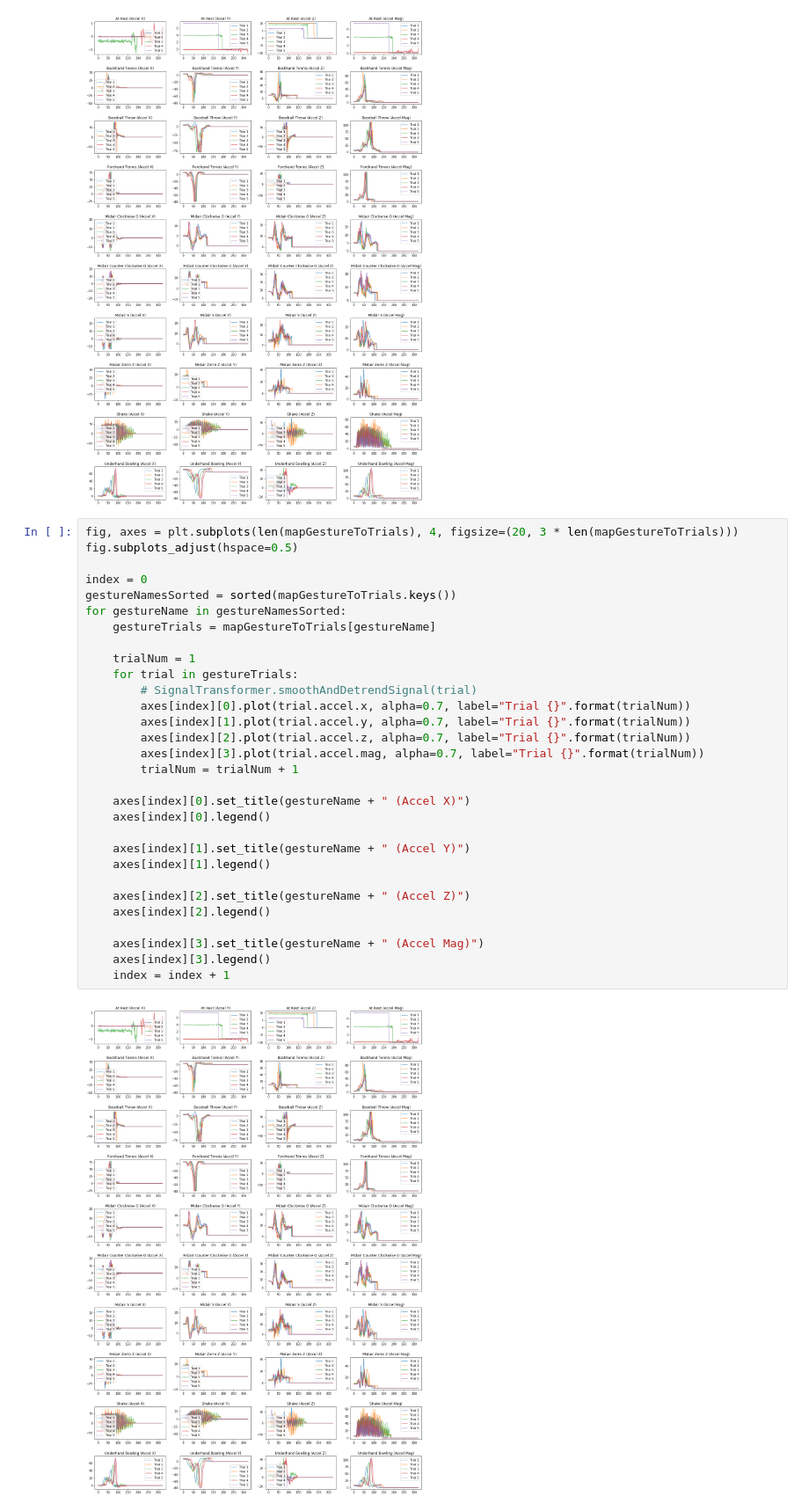
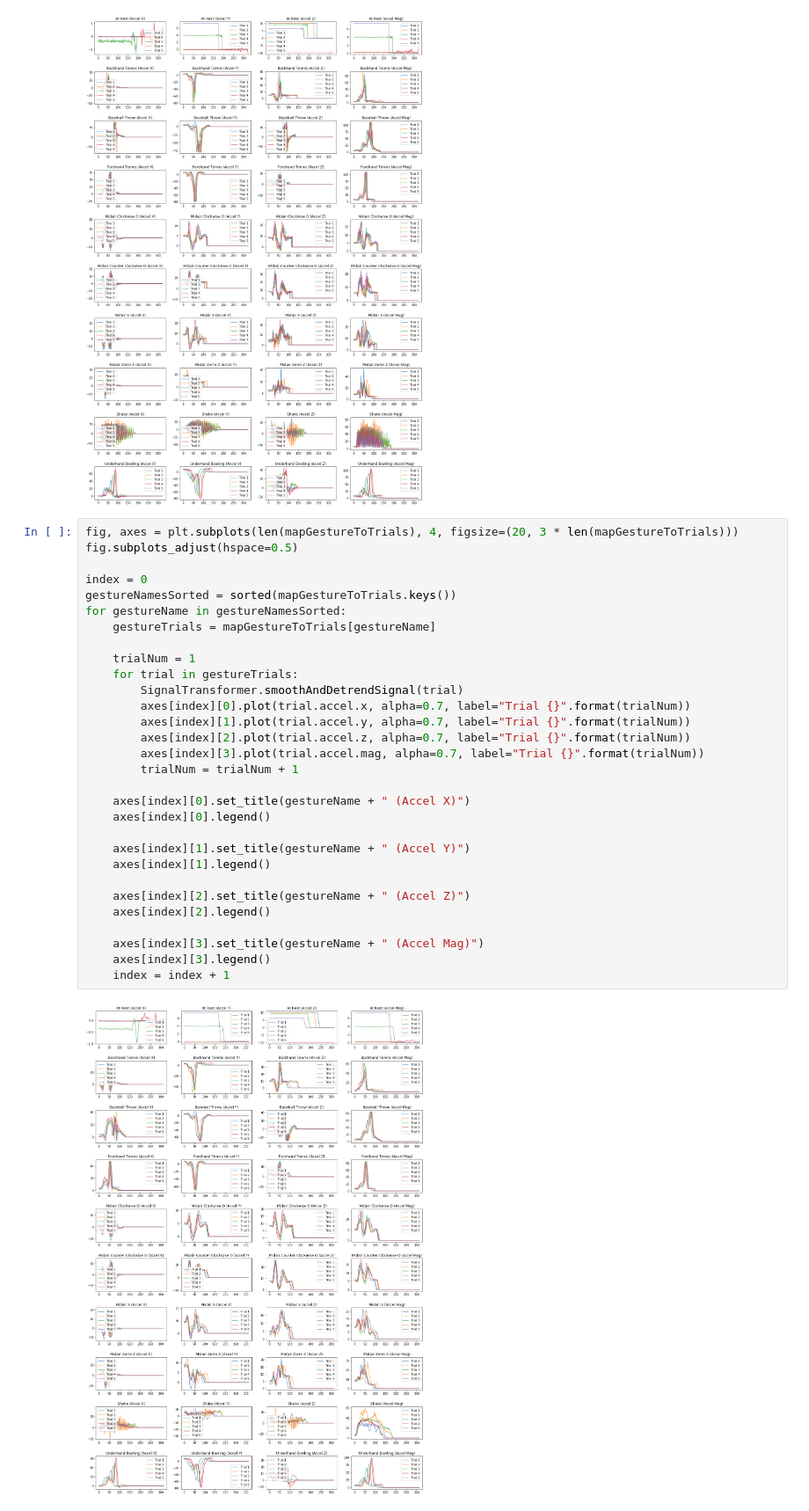
Before and after one commit to jeeshnair/gestureanalysis, a Jupyter notebook: MidpointCheckin.ipynb, the cells around one changed output. Shown at 88% size. Cells and saved outputs as stored; diff of their text form.

```diff
--- a/MidpointCheckin.ipynb
+++ b/MidpointCheckin.ipynb
@@ -291,35 +291,35 @@ for gestureName in gestureNamesSorted:
 # %%
 fig, axes = plt.subplots(len(mapGestureToTrials), 4, figsize=(20, 3 * len(mapGestureToTrials)))
 fig.subplots_adjust(hspace=0.5)
 
 index = 0
 gestureNamesSorted = sorted(mapGestureToTrials.keys())
 for gestureName in gestureNamesSorted:
     gestureTrials = mapGestureToTrials[gestureName]
 
     trialNum = 1
     for trial in gestureTrials:
-        # SignalTransformer.smoothAndDetrendSignal(trial)
+        SignalTransformer.smoothAndDetrendSignal(trial)
         axes[index][0].plot(trial.accel.x, alpha=0.7, label="Trial {}".format(trialNum))
         axes[index][1].plot(trial.accel.y, alpha=0.7, label="Trial {}".format(trialNum))
         axes[index][2].plot(trial.accel.z, alpha=0.7, label="Trial {}".format(trialNum))
         axes[index][3].plot(trial.accel.mag, alpha=0.7, label="Trial {}".format(trialNum))
         trialNum = trialNum + 1
 
     axes[index][0].set_title(gestureName + " (Accel X)")
     axes[index][0].legend()
 
     axes[index][1].set_title(gestureName + " (Accel Y)")
     axes[index][1].legend()
 
     axes[index][2].set_title(gestureName + " (Accel Z)")
     axes[index][2].legend()
 
     axes[index][3].set_title(gestureName + " (Accel Mag)")
     axes[index][3].legend()
     index = index + 1
 # %% [output]
-[figure, old version]
+[figure, new version]
 # %%
 fig, axes = plt.subplots(len(mapGestureToTrials), 4, figsize=(20, 3 * len(mapGestureToTrials)))
 fig.subplots_adjust(hspace=0.5)
```
Also changed, not shown: parts of 4 cells of this notebook.
